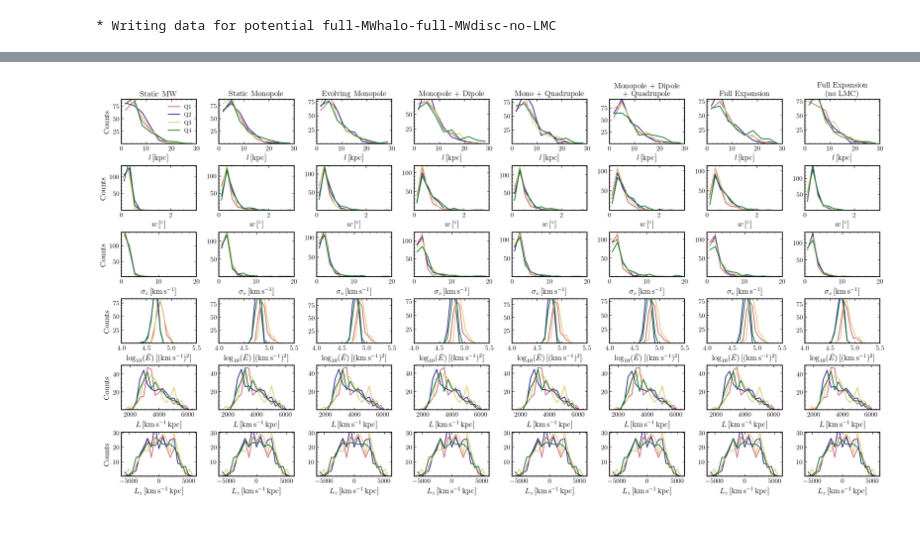
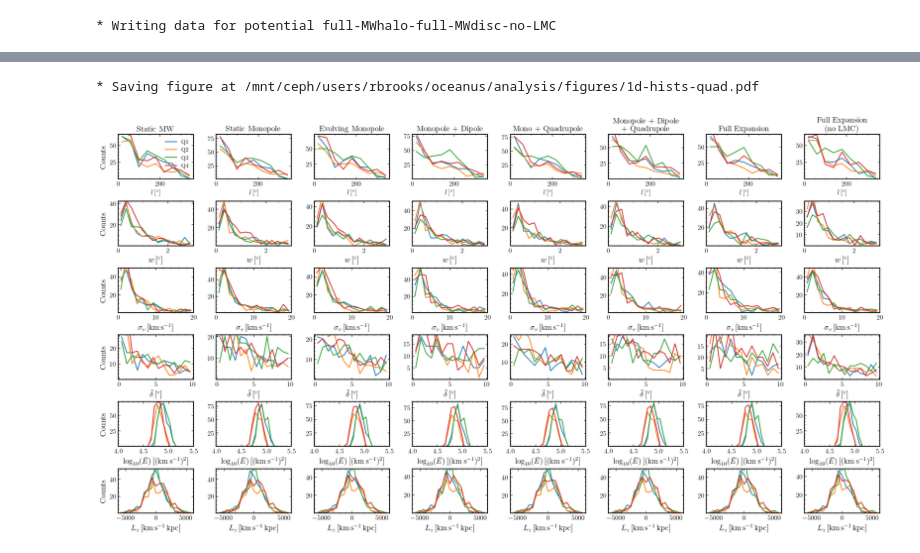
Before and after one commit to dc-broo3/oceanus, a Jupyter notebook: analysis/datamining.ipynb, the cells around one changed output, grey strips where cells are left out. Cells and saved outputs as stored; diff of their text form; code cells hidden in the pictures; blank space fills up the shorter version.

Commit message:
Changes to analysis scripts.

```diff
--- a/analysis/datamining.ipynb
+++ b/analysis/datamining.ipynb
@@ -323,18 +355,21 @@ def plt_1dhists_quadrants(path, plotname, savefig=False):
             widths = np.array(file['widths'])
             loc_veldis = np.array(file['loc_veldis'])
             energies = np.array(file['energies'])
+            track_deforms = np.array(file['track_deform'])
             Ls = np.array(file['L'])
             Lzs = np.array(file['Lz'])
+
+            # print(track_deforms)
 
         for m in range(len(masks)):
 
             # lengths
             plt.sca(ax[0,j])
-            h, bin_edges = np.histogram(lengths[masks[m]], bins=np.linspace(0, 30, 10))
+            h, bin_edges = np.histogram(lengths[masks[m]], bins=np.linspace(-1, 360, 10))
             bin_mids = (bin_edges[:-1] + bin_edges[1:]) /2
             plt.plot(bin_mids, h, label=quadrants[m])
-            plt.xlabel(r'$l\,[\mathrm{kpc}]$', fontsize=14)
-            plt.xlim(0,30)
+            plt.xlabel(r'$l\,[^{\circ}]$')
+            plt.xlim(0, 360)
             plt.ylim(0.1,)
             if j==0:
                 plt.legend(frameon=False,fontsize=10)
@@ -357,8 +392,16 @@ def plt_1dhists_quadrants(path, plotname, savefig=False):
             plt.xlim(0,20)
             plt.ylim(0.1,)
 
+            # track deforms
+            plt.sca(ax[3,j])
+            h, bin_edges = np.histogram(track_deforms[masks[m]], bins=np.linspace(-0., 10,15))
+            bin_mids = (bin_edges[:-1] + bin_edges[1:]) /2
+            plt.plot(bin_mids, h)
+            plt.xlabel(r'$\bar{\delta}\,[^{\circ}]$', fontsize=14)
+            plt.ylim(0.1,)
+
             # median energies
-            plt.sca(ax[3,j])
+            plt.sca(ax[4,j])
             h, bin_edges = np.histogram(np.log10(-energies)[masks[m]], bins=np.linspace(4, 5.5, 25))
             bin_mids = (bin_edges[:-1] + bin_edges[1:]) /2
             plt.plot(bin_mids, h)
@@ -366,13 +409,13 @@ def plt_1dhists_quadrants(path, plotname, savefig=False):
             plt.xlim(4,5.5)
             plt.ylim(0.1,)
 
-            # median L
-            plt.sca(ax[4,j])
-            h, bin_edges = np.histogram(Ls[masks[m]], bins=np.linspace(1500, 6500, 20))
-            bin_mids = (bin_edges[:-1] + bin_edges[1:]) /2
-            plt.plot(bin_mids, h)
-            plt.xlabel(r'$L\,[\mathrm{km}\,\mathrm{s}^{-1}\,\mathrm{kpc}]$', fontsize=14)
-            plt.ylim(0.1,)
+            # # median L
+            # plt.sca(ax[4,j])
+            # h, bin_edges = np.histogram(Ls[masks[m]], bins=np.linspace(0, 6500, 20))
+            # bin_mids = (bin_edges[:-1] + bin_edges[1:]) /2
+            # plt.plot(bin_mids, h)
+            # plt.xlabel(r'$L\,[\mathrm{km}\,\mathrm{s}^{-1}\,\mathrm{kpc}]$', fontsize=14)
+            # plt.ylim(0.1,)
 
             # median Lz
             plt.sca(ax[5,j])
@@ -401,7 +444,8 @@ def plt_1dhists_quadrants(path, plotname, savefig=False):
 # %%
 path = '/mnt/ceph/users/rbrooks/oceanus/analysis/stream-runs/combined-files/plotting_data/'
 plotname= '1d-hists-quad'
 
-plt_1dhists_quadrants(path, plotname, False)
+plt_1dhists_quadrants(path, plotname, True)
 # %% [output]
+* Saving figure at /mnt/ceph/users/rbrooks/oceanus/analysis/figures/1d-hists-quad.pdf
-[figure, old version]
+[figure, new version]
```
Also changed, not shown: parts of 5 cells of this notebook, 4 other files.
